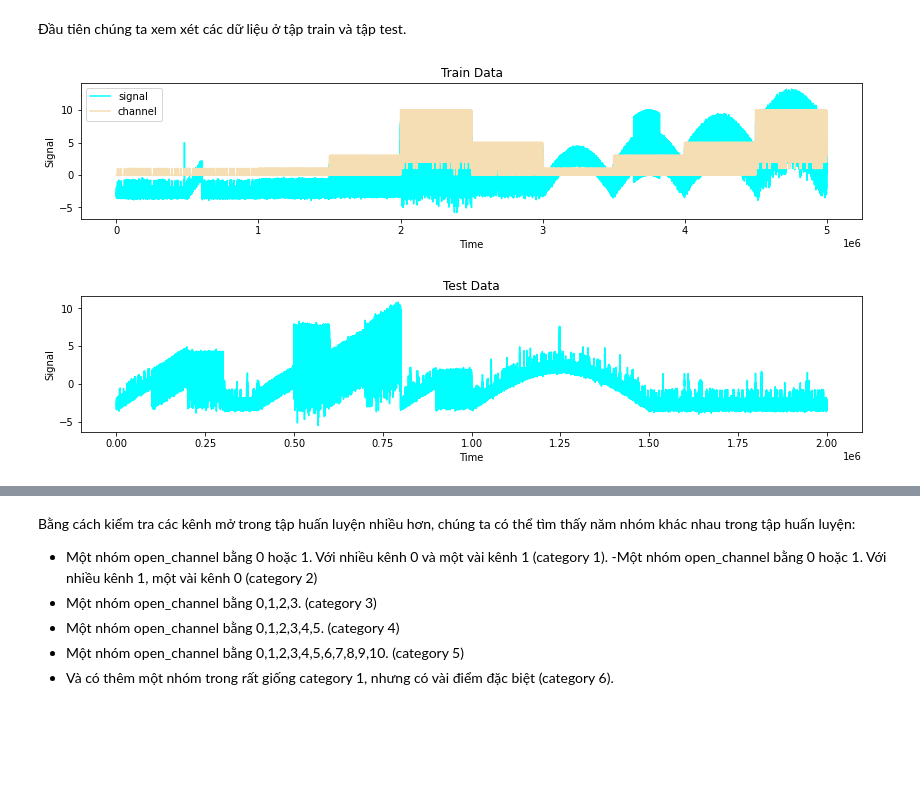
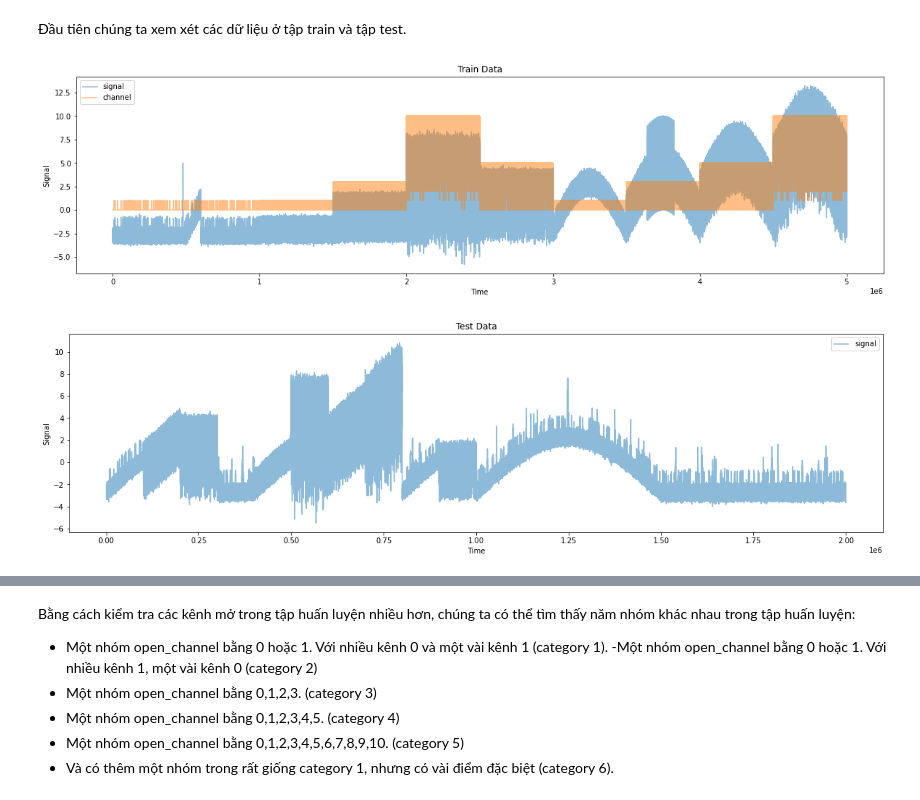
Before and after one commit to thanhtruong1712/DAMH_KHDLUD, a Jupyter notebook: Report.ipynb, the cells around one changed output, grey strips where cells are left out. Cells and saved outputs as stored; diff of their text form; code cells hidden in the pictures; blank space fills up the shorter version.

```diff
--- a/Report.ipynb
+++ b/Report.ipynb
@@ -69,5 +93,5 @@ from sklearn.metrics import f1_score
 # %% [markdown]
 ##### Khám phá dữ liệu
 # %%
-train12 = pd.read_csv('./data/train.csv')
-test12 = pd.read_csv('./data/test.csv')
+train12 = pd.read_csv('train.csv')
+train12
@@ -73,0 +112,3 @@ test12 = pd.read_csv('./data/test.csv')
+# %%
+test12 = pd.read_csv('test.csv')
+test12
@@ -74,20 +129,21 @@ test12 = pd.read_csv('./data/test.csv')
 # %% [markdown]
 Đầu tiên chúng ta xem xét các dữ liệu ở tập train và tập test.
 # %%
-plt.rcParams['figure.figsize'] = [14, 2.5]
+plt.rcParams['figure.figsize'] = [20, 5]
 ###
-plt.plot(train12['signal'], color="cyan",label='signal');
-plt.plot(train12['open_channels'], color='wheat', label="channel");
+plt.plot(train12['signal'],label='signal', alpha=0.5);
+plt.plot(train12['open_channels'], label="channel", alpha=0.5);
 plt.legend();
 plt.ylabel('Signal');
 plt.xlabel('Time');
 plt.title('Train Data');
 plt.show()
-plt.plot(test12['signal'],color='cyan')
+plt.plot(test12['signal'],label='signal', alpha=0.5)
+plt.legend();
 plt.ylabel('Signal');
 plt.xlabel('Time');
 plt.title('Test Data');
 plt.show()
 # %% [output]
-[figure, old version]
+[figure, new version]
-[figure, old version]
+[figure, new version]
```
Also changed, not shown: parts of 66 cells of this notebook.
